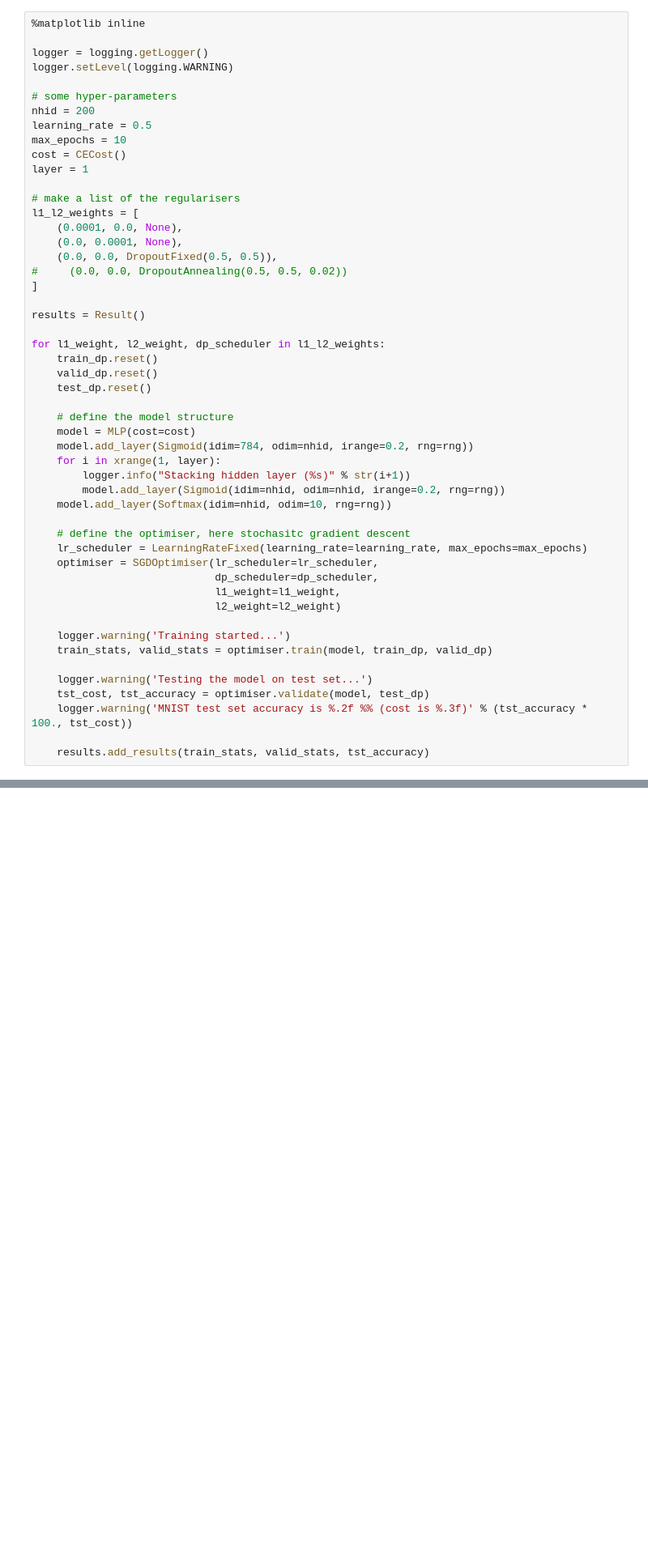
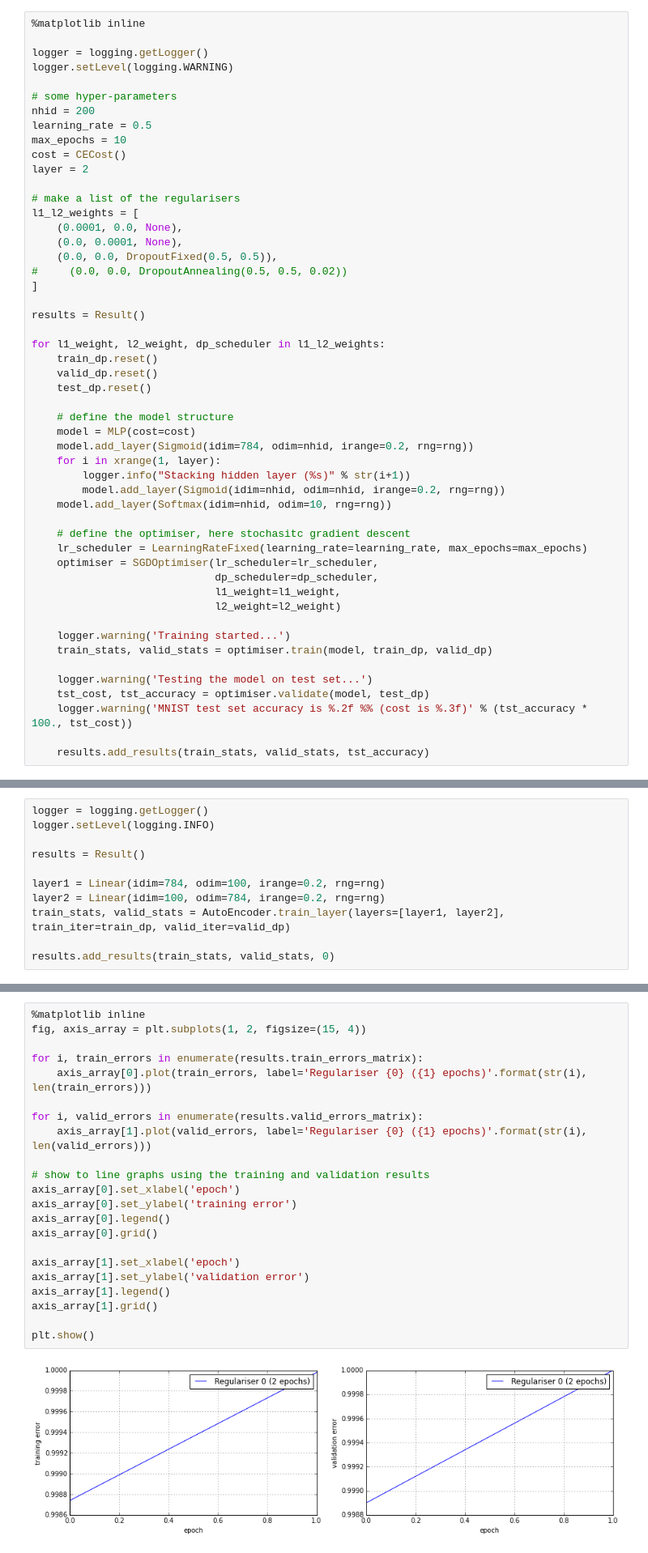
Before and after one commit to SamDavies/Convolutional-Neural-Network, a Jupyter notebook: 07_MLP_Coursework2.ipynb, the cells around one changed output, grey strips where cells are left out. Shown at 81% size. Saved outputs shown, nothing was run; the diff lists cells and outputs as text; blank space fills up the shorter version.

```diff
--- a/07_MLP_Coursework2.ipynb
+++ b/07_MLP_Coursework2.ipynb
@@ -265,7 +256,7 @@ nhid = 200
 learning_rate = 0.5
 max_epochs = 10
 cost = CECost()
-layer = 1
+layer = 2
 
 # make a list of the regularisers
 l1_l2_weights = [
@@ -344,3 +323,14 @@ plt.show()
 Implement pretraining of multi-layer networks with autoencoders, denoising autoencoders, and using  layer-by-layer cross-entropy training.
 
 Implementation tip: You could add the corresponding methods to `optimiser`, namely, `pretrain()` and `pretrain_epoch()`, for autoencoders. Simiilarly, `pretrain_discriminative()` and `pretrain_epoch_discriminative()` for cross-entropy layer-by-layer pretraining. Of course, you can modify any other necessary pieces, but include all the modified fragments below.
+# %%
+logger = logging.getLogger()
+logger.setLevel(logging.INFO)
+
+results = Result()
+
+layer1 = Linear(idim=784, odim=100, irange=0.2, rng=rng)
+layer2 = Linear(idim=100, odim=784, irange=0.2, rng=rng)
+train_stats, valid_stats = AutoEncoder.train_layer(layers=[layer1, layer2], train_iter=train_dp, valid_iter=valid_dp)
+
+results.add_results(train_stats, valid_stats, 0)
@@ -347,3 +343,27 @@ Implementation tip: You could add the corresponding methods to `optimiser`, name
+# %%
+%matplotlib inline
+fig, axis_array = plt.subplots(1, 2, figsize=(15, 4))
+
+for i, train_errors in enumerate(results.train_errors_matrix):
+    axis_array[0].plot(train_errors, label='Regulariser {0} ({1} epochs)'.format(str(i), len(train_errors)))
+
+for i, valid_errors in enumerate(results.valid_errors_matrix):
+    axis_array[1].plot(valid_errors, label='Regulariser {0} ({1} epochs)'.format(str(i), len(valid_errors)))
+
+# show to line graphs using the training and validation results
+axis_array[0].set_xlabel('epoch')
+axis_array[0].set_ylabel('training error')
+axis_array[0].legend()
+axis_array[0].grid()
+
+axis_array[1].set_xlabel('epoch')
+axis_array[1].set_ylabel('validation error')
+axis_array[1].legend()
+axis_array[1].grid()
+
+plt.show()
+# %% [output]
+[figure, added]
 # %% [markdown]
 ### Task 4 - Experiments with data augmentation (5 marks)
 
```
Also changed, not shown: parts of 10 cells of this notebook.
